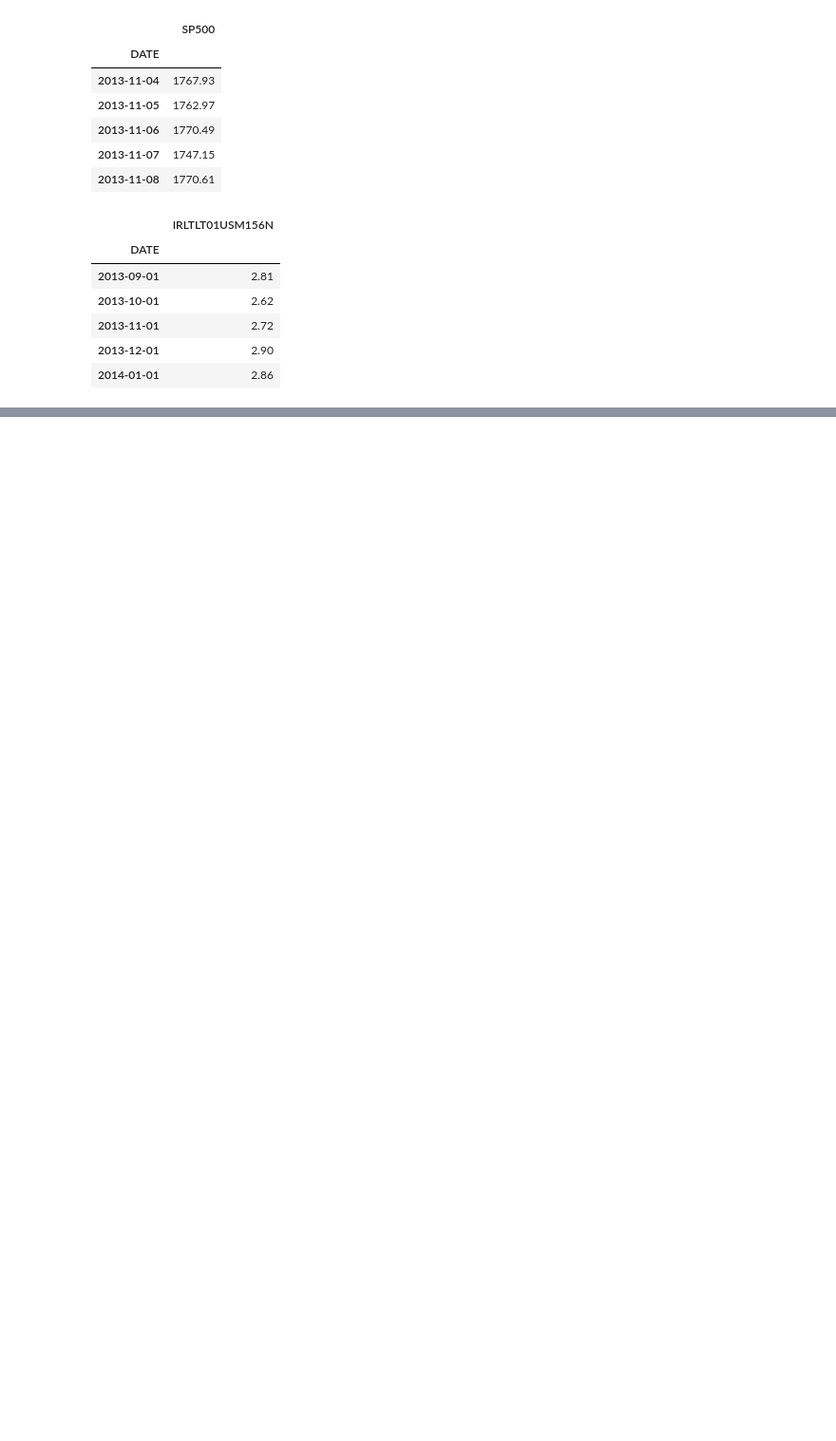
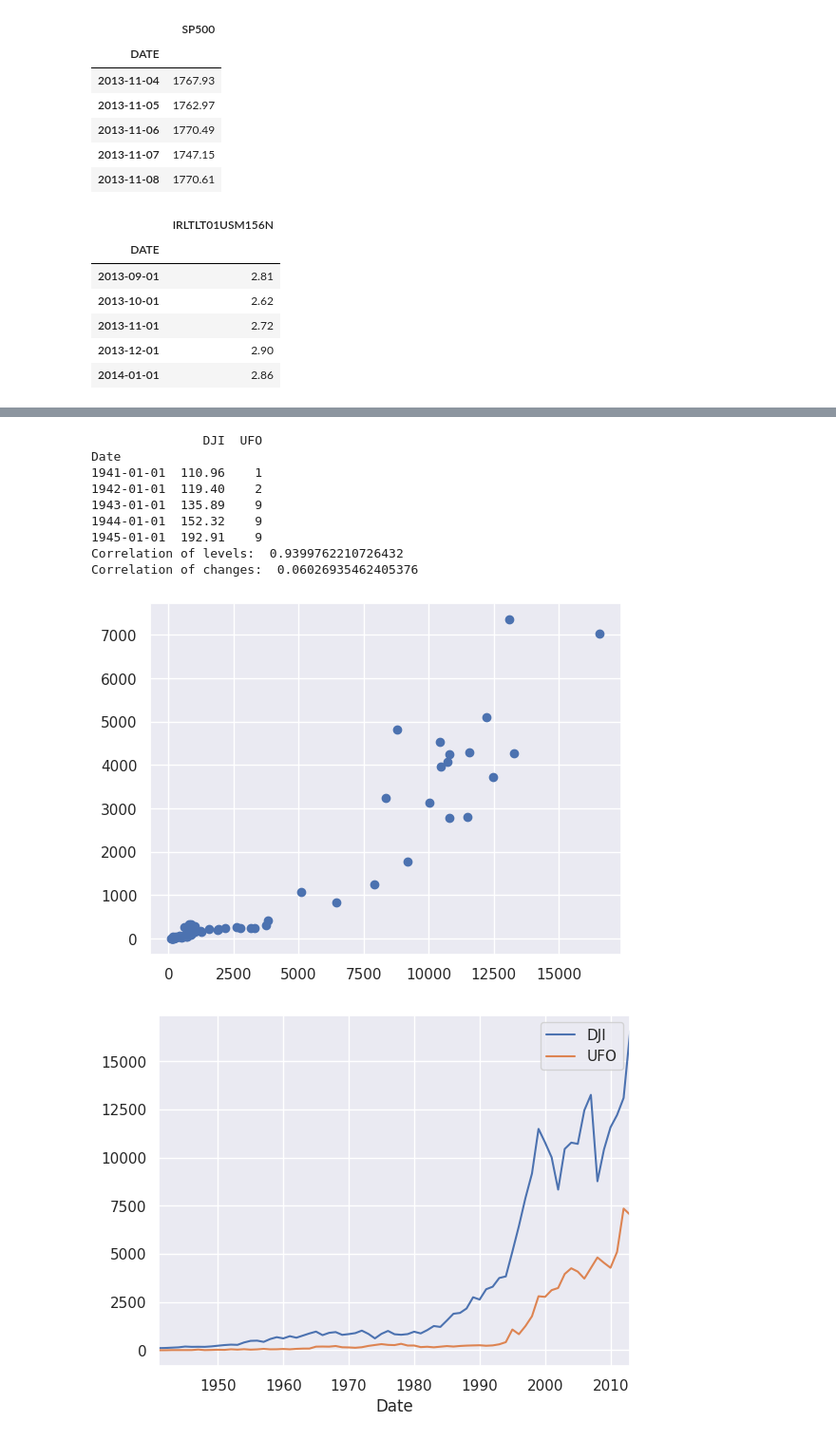
Before and after one commit to MeghanGH/time-series-with-python, a Jupyter notebook: Time_Series_Analysis_in_Python.ipynb, the cells around one changed output, grey strips where cells are left out. Shown at 95% size. Cells and saved outputs as stored; diff of their text form; code cells hidden in the pictures; blank space fills up the shorter version.

```diff
--- a/Time_Series_Analysis_in_Python.ipynb
+++ b/Time_Series_Analysis_in_Python.ipynb
@@ -110,0 +178,10 @@ DATE
+# %%
+DJI_csv = '/content/drive/My Drive/Colab Notebooks/Time-Series-with-Python/data/DJI.csv'
+DJI = pd.read_csv(DJI_csv, parse_dates=['Date'], index_col='Date')
+DJI.rename(columns={"Value": "DJI"}, inplace=True)
+print(DJI.head())
+
+UFO_csv = '/content/drive/My Drive/Colab Notebooks/Time-Series-with-Python/data/UFO.csv'
+UFO = pd.read_csv(UFO_csv, parse_dates=['Date'], index_col='Date')
+UFO.rename(columns={"Value": "UFO"}, inplace=True)
+print(UFO.head())
@@ -110,0 +203,28 @@ DATE
+# %%
+levels = pd.concat([DJI,UFO], axis=1)
+print(levels.head())
+
+# Compute correlation of levels
+correlation1 = levels['DJI'].corr(levels['UFO'])
+print("Correlation of levels: ", correlation1)
+
+# Compute correlation of percent changes
+changes = levels.pct_change()
+correlation2 = changes['DJI'].corr(changes['UFO'])
+print("Correlation of changes: ", correlation2)
+
+plt.scatter(levels['DJI'], levels['UFO'])
+levels.plot()
+plt.show()
+# %% [output]
+               DJI  UFO
+Date
+1941-01-01  110.96    1
+1942-01-01  119.40    2
+1943-01-01  135.89    9
+1944-01-01  152.32    9
+1945-01-01  192.91    9
+Correlation of levels:  0.9399762210726432
+Correlation of changes:  0.06026935462405376
+[figure, added]
+[figure, added]
```
Also changed, not shown: parts of 23 cells of this notebook.
